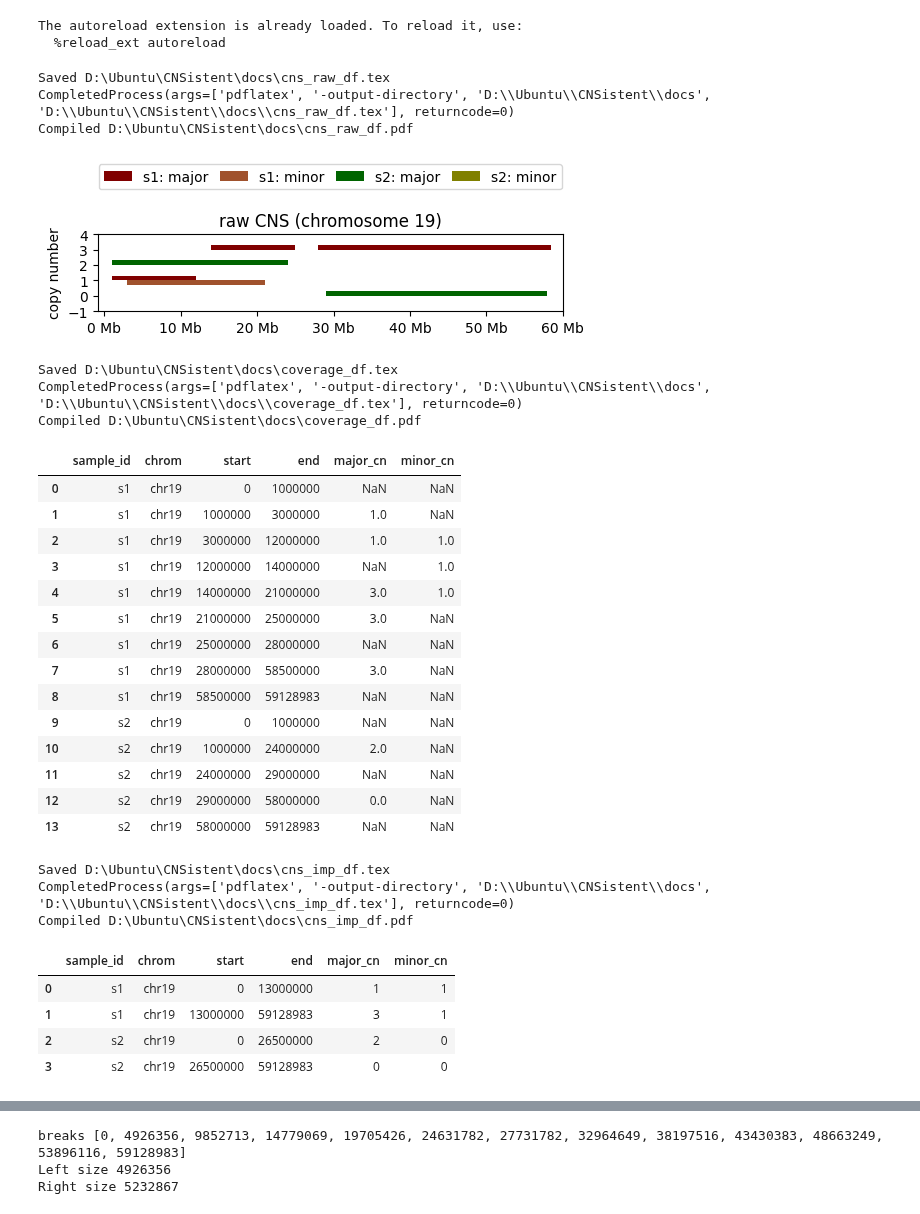
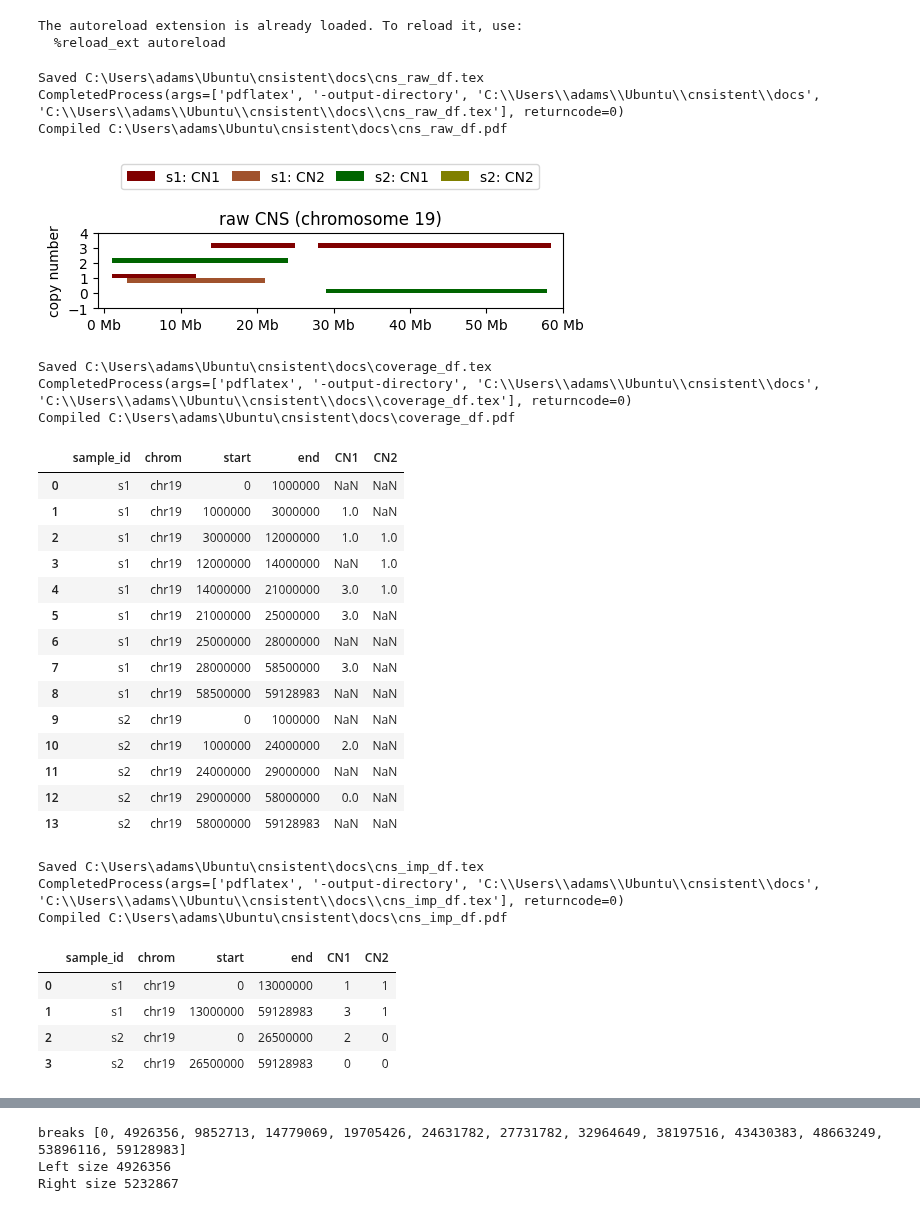
Before and after one commit to ICCB-Cologne/CNSistent, a Jupyter notebook: notebooks/docs/illustrations.ipynb, the cells around one changed output, grey strips where cells are left out. Cells and saved outputs as stored; diff of their text form; code cells hidden in the pictures.

```diff
--- a/notebooks/docs/illustrations.ipynb
+++ b/notebooks/docs/illustrations.ipynb
@@ -23,7 +23,7 @@ from cns.process.segments import merge_segments
 The autoreload extension is already loaded. To reload it, use:
   %reload_ext autoreload
 # %%
-cns = """sample_id, chrom, start, end, major_cn, minor_cn
+cns = """sample_id, chrom, start, end, CN1, CN2
 s1, chr19, 1000000, 3000000, 1,
 s1, chr19, 3000000, 12000000, 1, 1
 s1, chr19, 12000000, 14000000, , 1
@@ -69,9 +69,9 @@ def latex_cns_table(cns_df, name, column_format=None, index=False, title=None):
 # %%
 latex_cns_table(cns_df, "cns_raw_df", "|l|c|c|c|c|c|", title="raw copy number segments")
 # %% [output]
-Saved D:\Ubuntu\CNSistent\docs\cns_raw_df.tex
-CompletedProcess(args=['pdflatex', '-output-directory', 'D:\\Ubuntu\\CNSistent\\docs', 'D:\\Ubuntu\\CNSistent\\docs\\cns_raw_df.tex'], returncode=0)
-Compiled D:\Ubuntu\CNSistent\docs\cns_raw_df.pdf
+Saved C:\Users\adams\Ubuntu\cnsistent\docs\cns_raw_df.tex
+CompletedProcess(args=['pdflatex', '-output-directory', 'C:\\Users\\adams\\Ubuntu\\cnsistent\\docs', 'C:\\Users\\adams\\Ubuntu\\cnsistent\\docs\\cns_raw_df.tex'], returncode=0)
+Compiled C:\Users\adams\Ubuntu\cnsistent\docs\cns_raw_df.pdf
 # %%
 def plot_bars(ax, cns_df, column, color, height, offset, label, alpha=1):
     sel_df = cns_df[~cns_df[column].isna()]
@@ -96,19 +96,19 @@ def plot_util(ax):
 # %%
 fig, ax = plt.subplots(1, 1, figsize=(6, 1), dpi=100)
 colors = ["maroon", "sienna", "darkgreen", "olive"]
 plot_util(ax)
 ax.set_title('raw CNS (chromosome 19)')
-plot_bars(ax, cns_sid(cns_df, "s1"), "major_cn", colors[0], .3, .15, "s1: major")
-plot_bars(ax, cns_sid(cns_df, "s1"), "minor_cn", colors[1], .3, -.15, "s1: minor")
-plot_bars(ax, cns_sid(cns_df, "s2"), "major_cn", colors[2], .3, .15, "s2: major")
+plot_bars(ax, cns_sid(cns_df, "s1"), "CN1", colors[0], .3, .15, "s1: CN1")
+plot_bars(ax, cns_sid(cns_df, "s1"), "CN2", colors[1], .3, -.15, "s1: CN2")
+plot_bars(ax, cns_sid(cns_df, "s2"), "CN1", colors[2], .3, .15, "s2: CN1")
 dummy = cns_sid(cns_df, "s2").copy()
 dummy["end"] = dummy["start"]
-plot_bars(ax, dummy, "major_cn", colors[3], .3, .15, "s2: minor")
+plot_bars(ax, dummy, "CN1", colors[3], .3, .15, "s2: CN2")
 # dummy here to make sure color is correct,
 ax.legend(ncols=4, loc='upper center', bbox_to_anchor=(0.5, 2), columnspacing=.85)
 save_doc_fig("cns_raw")
 # %% [output]
-[figure, old version]
+[figure, new version]
 # %%
 cov_df = main_coverage(cns_df, segs=chr19_segs).T.reset_index().rename(columns={"index": "feature"}).set_index("feature")
 cov_df.columns.name = r"feature"
@@ -117,14 +117,14 @@ cov_df.index = ["coverage (het)", "coverage (hom)"]
 cov_df
 latex_cns_table(cov_df, "coverage_df", "|l|c|c|", True, "coverage of raw segments")
 # %% [output]
-Saved D:\Ubuntu\CNSistent\docs\coverage_df.tex
-CompletedProcess(args=['pdflatex', '-output-directory', 'D:\\Ubuntu\\CNSistent\\docs', 'D:\\Ubuntu\\CNSistent\\docs\\coverage_df.tex'], returncode=0)
-Compiled D:\Ubuntu\CNSistent\docs\coverage_df.pdf
+Saved C:\Users\adams\Ubuntu\cnsistent\docs\coverage_df.tex
+CompletedProcess(args=['pdflatex', '-output-directory', 'C:\\Users\\adams\\Ubuntu\\cnsistent\\docs', 'C:\\Users\\adams\\Ubuntu\\cnsistent\\docs\\coverage_df.tex'], returncode=0)
+Compiled C:\Users\adams\Ubuntu\cnsistent\docs\coverage_df.pdf
 # %%
 cns_fill_df = main_fill(cns_df, add_missing_chromosomes=False)
 cns_fill_df
 # %% [output]
-|  | sample_id | chrom | start | end | major_cn | minor_cn |
+|  | sample_id | chrom | start | end | CN1 | CN2 |
 | 0 | s1 | chr19 | 0 | 1000000 | NaN | NaN |
 | 1 | s1 | chr19 | 1000000 | 3000000 | 1.0 | NaN |
 | 2 | s1 | chr19 | 3000000 | 12000000 | 1.0 | 1.0 |
@@ -144,10 +144,10 @@ cns_imp_df = main_impute(cns_fill_df)
 latex_cns_table(cns_imp_df, "cns_imp_df", "|l|c|c|c|c|c|", title="imputed copy number segments")
 cns_imp_df
 # %% [output]
-Saved D:\Ubuntu\CNSistent\docs\cns_imp_df.tex
-CompletedProcess(args=['pdflatex', '-output-directory', 'D:\\Ubuntu\\CNSistent\\docs', 'D:\\Ubuntu\\CNSistent\\docs\\cns_imp_df.tex'], returncode=0)
-Compiled D:\Ubuntu\CNSistent\docs\cns_imp_df.pdf
+Saved C:\Users\adams\Ubuntu\cnsistent\docs\cns_imp_df.tex
+CompletedProcess(args=['pdflatex', '-output-directory', 'C:\\Users\\adams\\Ubuntu\\cnsistent\\docs', 'C:\\Users\\adams\\Ubuntu\\cnsistent\\docs\\cns_imp_df.tex'], returncode=0)
+Compiled C:\Users\adams\Ubuntu\cnsistent\docs\cns_imp_df.pdf
-|  | sample_id | chrom | start | end | major_cn | minor_cn |
+|  | sample_id | chrom | start | end | CN1 | CN2 |
 | 0 | s1 | chr19 | 0 | 13000000 | 1 | 1 |
 | 1 | s1 | chr19 | 13000000 | 59128983 | 3 | 1 |
 | 2 | s2 | chr19 | 0 | 26500000 | 2 | 0 |
```
Also changed, not shown: parts of 11 cells of this notebook, 12 other files.
